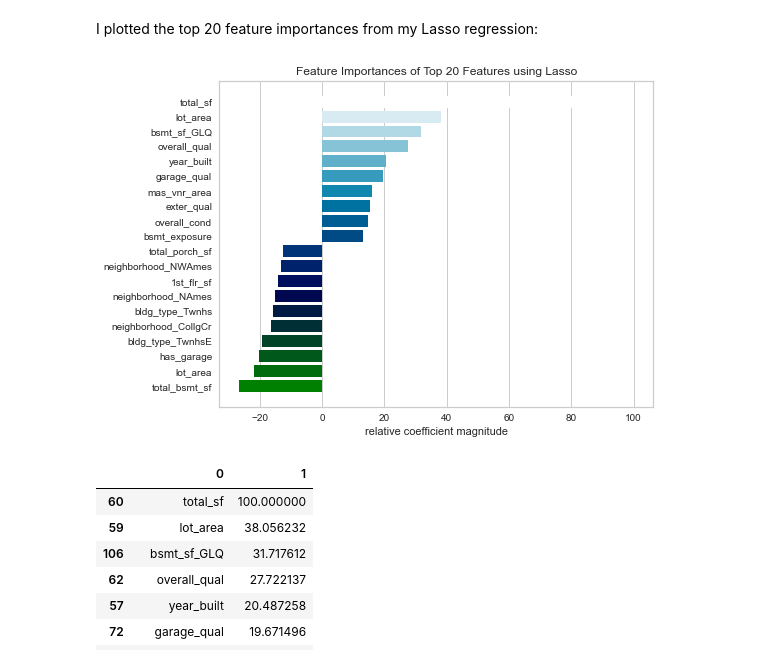
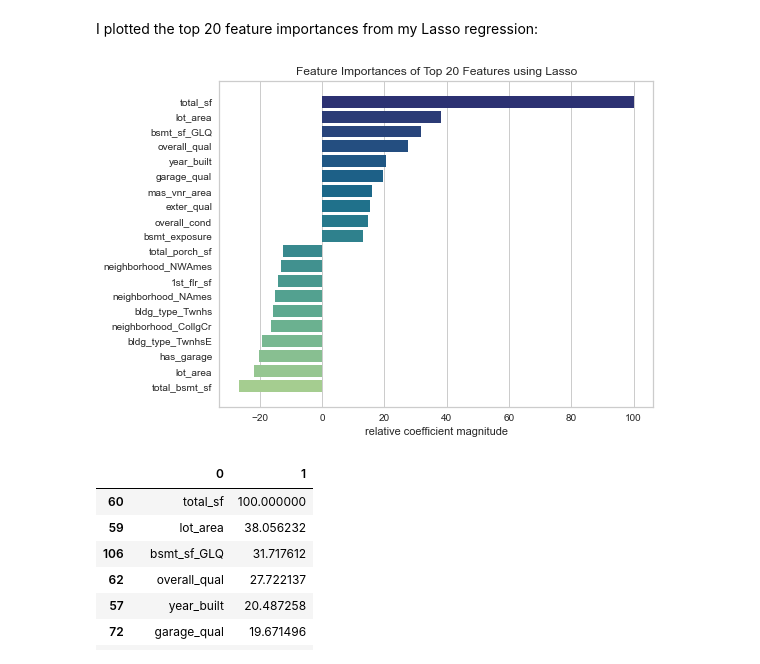
Before and after one commit to rowangayleschaefer/modeling_housing_prices, a Jupyter notebook: code/rowan_project2_modeling.ipynb, the cells around one changed output. Saved outputs shown, nothing was run; the diff lists cells and outputs as text; code cells hidden in the pictures.

```diff
--- a/code/rowan_project2_modeling.ipynb
+++ b/code/rowan_project2_modeling.ipynb
@@ -211,11 +253,11 @@ cross_val_score(pipe, X_train, y_train, cv=5).mean()
 I plotted the top 20 feature importances from my Lasso regression:
 # %%
 from yellowbrick.model_selection import FeatureImportances
-viz = FeatureImportances(pipe['lasso'], relative=True, topn=20, colormap='ocean');
+viz = FeatureImportances(pipe['lasso'], relative=True, topn=20, colormap='crest');
 viz.fit(X, y);
 viz.show();
 # %% [output]
-[figure, old version]
+[figure, new version]
 # %%
 coefs = pd.DataFrame(list(zip(X.columns, (pipe['lasso'].coef_))))
 coefs = coefs.sort_values(by=1, ascending=False)
```
Also changed, not shown: parts of 6 cells of this notebook, 4 other files.
